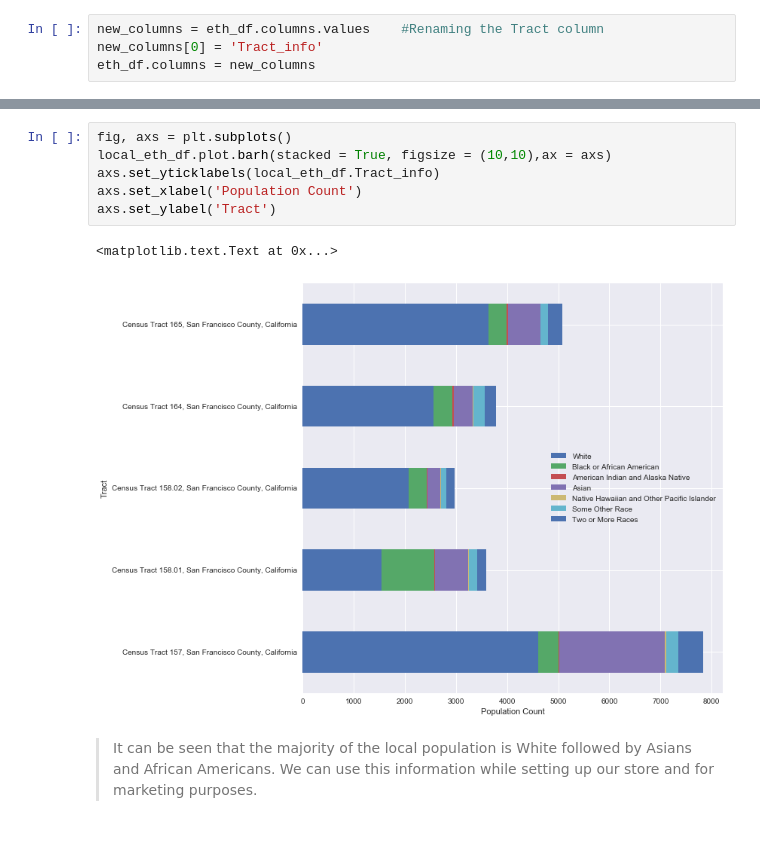
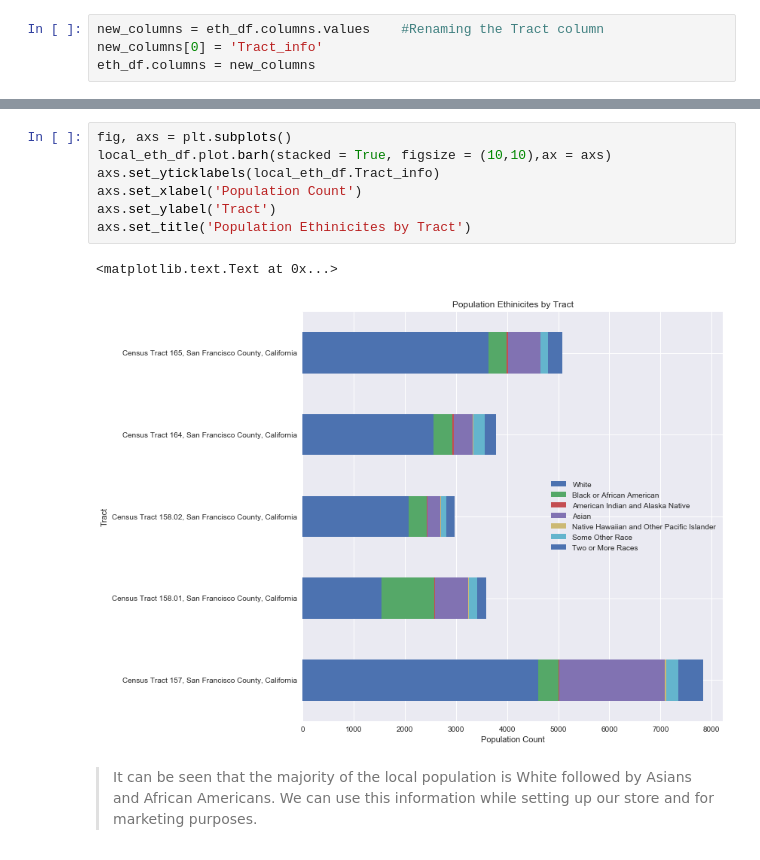
Before and after one commit to cmattey/VisaCaseStudy, a Jupyter notebook: VisaCaseStudy1.ipynb, the cells around one changed output, grey strips where cells are left out. Drawn from its saved outputs; the diff is of its cells as text.

```diff
--- a/VisaCaseStudy1.ipynb
+++ b/VisaCaseStudy1.ipynb
@@ -615,12 +617,13 @@ local_eth_df
 # %%
 fig, axs = plt.subplots()
 local_eth_df.plot.barh(stacked = True, figsize = (10,10),ax = axs)
 axs.set_yticklabels(local_eth_df.Tract_info)
 axs.set_xlabel('Population Count')
 axs.set_ylabel('Tract')
+axs.set_title('Population Ethinicites by Tract')
 # %% [output]
 <matplotlib.text.Text at 0x...>
-[figure, old version]
+[figure, new version]
 # %% [markdown]
 >It can be seen that the majority of the local population is White followed by Asians and African Americans. We can use this information while setting up our store and for marketing purposes.
 # %% [markdown]
```
Also changed, not shown: parts of 21 cells of this notebook.
